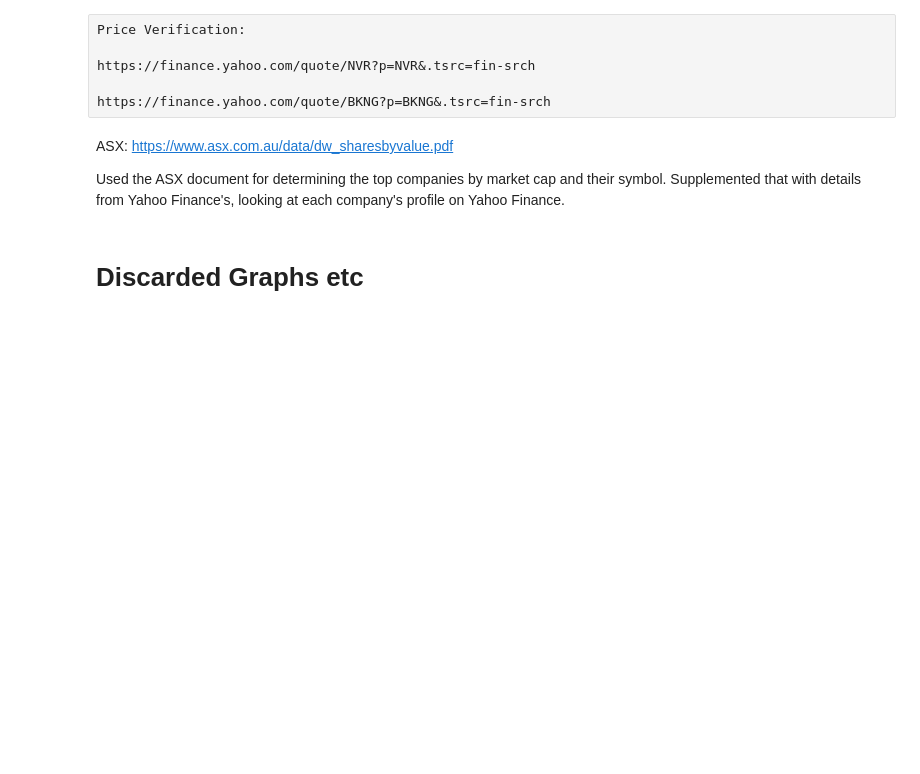
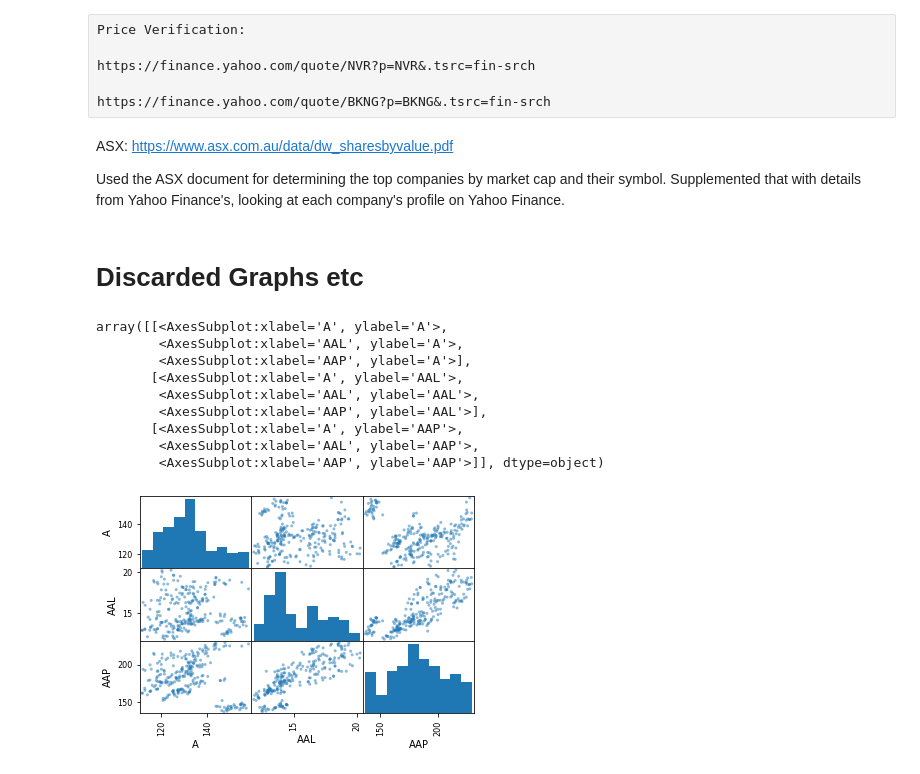
Before and after one commit to raymcg/ZZEN9021, a Jupyter notebook: Final Project.ipynb, the cells around one changed output. Cells and saved outputs as stored; diff of their text form; code cells hidden in the pictures; blank space fills up the shorter version.

```diff
--- a/Final Project.ipynb
+++ b/Final Project.ipynb
@@ -391,20 +454,20 @@ Now we add a column for the FX rate applicable given the ticker code format:
 * US stocks have no period in their ticker
 # %%
 # Add currency column based on ticker code format
-for ticker in stock_prices_usd.columns:
+for ticker in stock_prices_df.columns:
     if ".AX" in ticker:
-        stock_prices_usd[ticker] = stock_prices_usd[ticker] * fx_prices["AUDUSD=X"]
+        stock_prices_df[ticker] = stock_prices_df[ticker] * fx_prices["AUDUSD=X"]
     elif ".HK" in ticker:
-        stock_prices_usd[ticker] = stock_prices_usd[ticker] * fx_prices["HKDUSD=X"]
+        stock_prices_df[ticker] = stock_prices_df[ticker] * fx_prices["HKDUSD=X"]
     elif ".T" in ticker:
-        stock_prices_usd[ticker] = stock_prices_usd[ticker] * fx_prices["JPYUSD=X"]
+        stock_prices_df[ticker] = stock_prices_df[ticker] * fx_prices["JPYUSD=X"]
     elif ".SI" in ticker:
-        stock_prices_usd[ticker] = stock_prices_usd[ticker] * fx_prices["SGDUSD=X"]
+        stock_prices_df[ticker] = stock_prices_df[ticker] * fx_prices["SGDUSD=X"]
 # %% [markdown]
 ## Eliminate shares with less than 245 trading days
 # %%
 # Identify Names Which Should be Eliminated
-low_counts = stock_prices_usd.count()[stock_prices_usd.count()<250]
+low_counts = stock_prices_df.count()[stock_prices_df.count()<250]
 print(low_counts)
 
 low_counts = list(low_counts.index)
@@ -412,5 +479,5 @@ print(low_counts)
 # %%
 # Eliminate Names with a Low Number of Trading Days Present
-stock_prices_usd = stock_prices_usd.drop(columns=low_counts).copy()
+stock_prices_df = stock_prices_df.drop(columns=low_counts).copy()
 # %%
 # Check removal was successful
@@ -421,9 +490,9 @@ stock_prices_usd.count().min()
 ## Fill Prices for Names Missing only a Small Number of Days
 # %%
 # Forward fill any missing stock prices
-stock_prices_usd.fillna(method='ffill', inplace=True)
+stock_prices_df.fillna(method='ffill', inplace=True)
 
 # Backward fill any remaining missing stock prices
-stock_prices_usd.fillna(method='bfill', inplace=True)
+stock_prices_df.fillna(method='bfill', inplace=True)
 
-stock_prices_usd
+stock_prices_df
@@ -717,17 +933,28 @@ Price Verification:
 https://finance.yahoo.com/quote/NVR?p=NVR&.tsrc=fin-srch
 
 https://finance.yahoo.com/quote/BKNG?p=BKNG&.tsrc=fin-srch
-# %% [markdown]
-ASX: https://www.asx.com.au/data/dw_sharesbyvalue.pdf
-
-Used the ASX document for determining the top companies by market cap and their symbol.
-Supplemented that with details from Yahoo Finance's, looking at each company's profile on Yahoo Finance.
+# %% [markdown]
+ASX: https://www.asx.com.au/data/dw_sharesbyvalue.pdf
+
+Used the ASX document for determining the top companies by market cap and their symbol.
+Supplemented that with details from Yahoo Finance's, looking at each company's profile on Yahoo Finance.
 # %% [markdown]
 # Discarded Graphs etc
 # %%
-graph_df = stock_prices_usd.iloc[:,:3].copy()
+graph_df = stock_prices_df.iloc[:,:3].copy()
 
 pd.plotting.scatter_matrix(graph_df)
+# %% [output]
+array([[<AxesSubplot:xlabel='A', ylabel='A'>,
+        <AxesSubplot:xlabel='AAL', ylabel='A'>,
+        <AxesSubplot:xlabel='AAP', ylabel='A'>],
+       [<AxesSubplot:xlabel='A', ylabel='AAL'>,
+        <AxesSubplot:xlabel='AAL', ylabel='AAL'>,
+        <AxesSubplot:xlabel='AAP', ylabel='AAL'>],
+       [<AxesSubplot:xlabel='A', ylabel='AAP'>,
+        <AxesSubplot:xlabel='AAL', ylabel='AAP'>,
+        <AxesSubplot:xlabel='AAP', ylabel='AAP'>]], dtype=object)
+[figure, added]
 # %%
 # A Pairplot on Correlations Might Show Something About Industries
 
```
Also changed, not shown: parts of 67 cells of this notebook.
